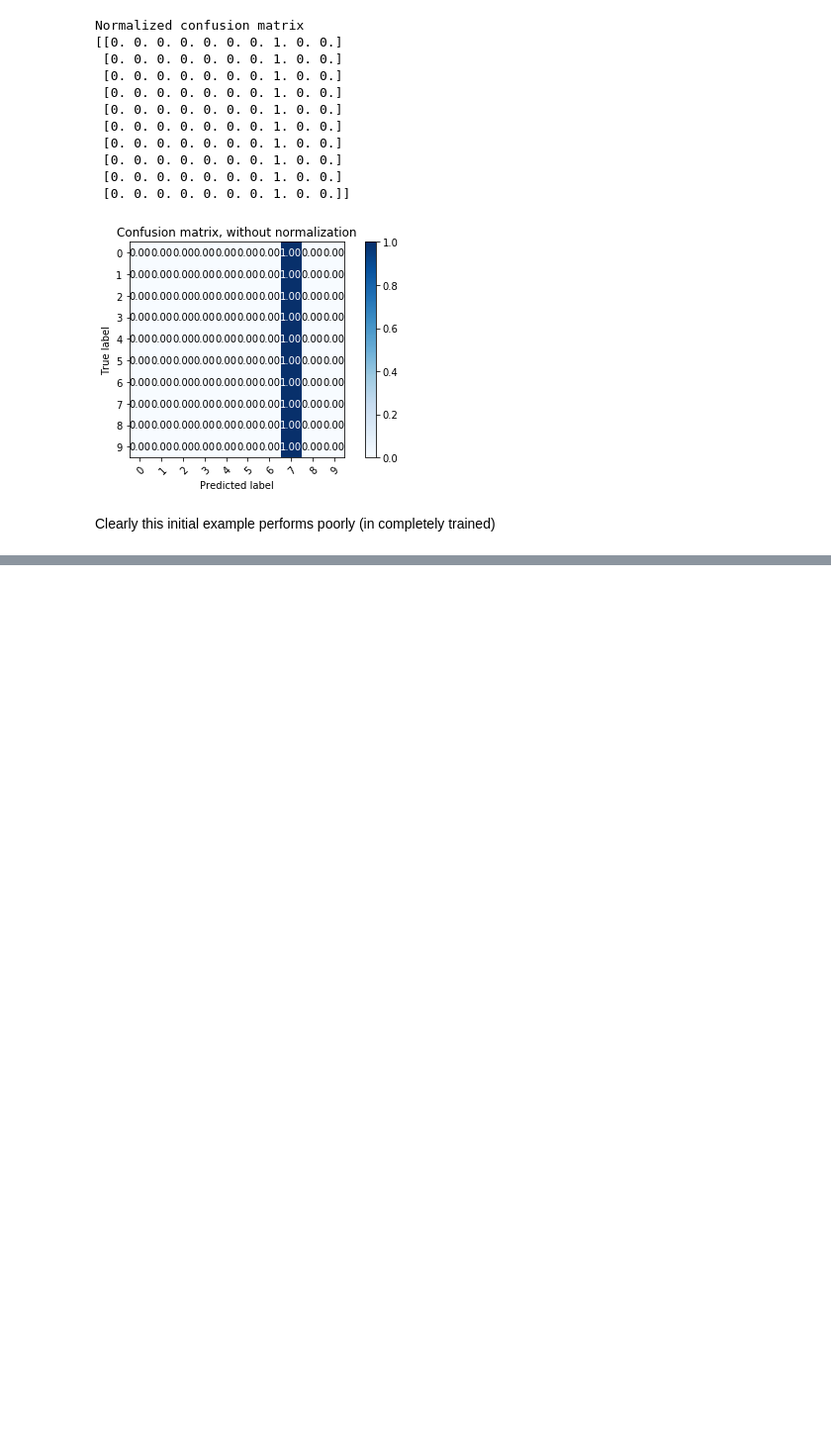
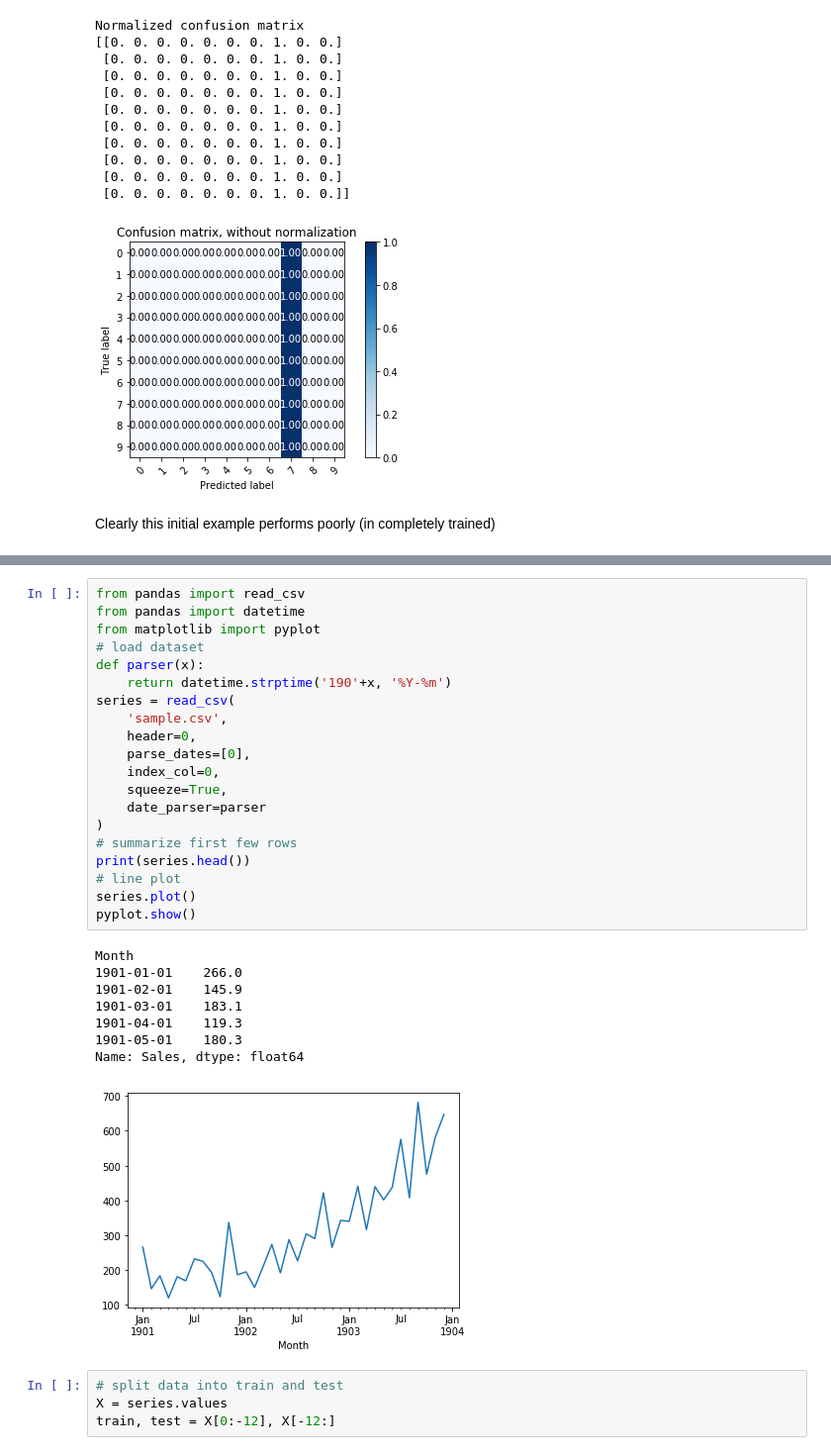
Before and after one commit to Machine-Learning-for-Finance/Machine-Learning-Algorithms, a Jupyter notebook: 04-Model Creation/Recurrent Neural Networks.ipynb, the cells around one changed output, grey strips where cells are left out. Shown at 99% size. Cells and saved outputs as stored; diff of their text form; blank space fills up the shorter version.

```diff
--- a/04-Model Creation/Recurrent Neural Networks.ipynb
+++ b/04-Model Creation/Recurrent Neural Networks.ipynb
@@ -394,0 +397,33 @@ Clearly this initial example performs poorly (in completely trained)
+# %%
+from pandas import read_csv
+from pandas import datetime
+from matplotlib import pyplot
+# load dataset
+def parser(x):
+    return datetime.strptime('190'+x, '%Y-%m')
+series = read_csv(
+    'sample.csv',
+    header=0,
+    parse_dates=[0],
+    index_col=0,
+    squeeze=True,
+    date_parser=parser
+)
+# summarize first few rows
+print(series.head())
+# line plot
+series.plot()
+pyplot.show()
+# %% [output]
+Month
+1901-01-01    266.0
+1901-02-01    145.9
+1901-03-01    183.1
+1901-04-01    119.3
+1901-05-01    180.3
+Name: Sales, dtype: float64
+[figure, added]
+# %%
+# split data into train and test
+X = series.values
+train, test = X[0:-12], X[-12:]
```
Also changed, not shown: parts of 5 cells of this notebook, 1 other file.
